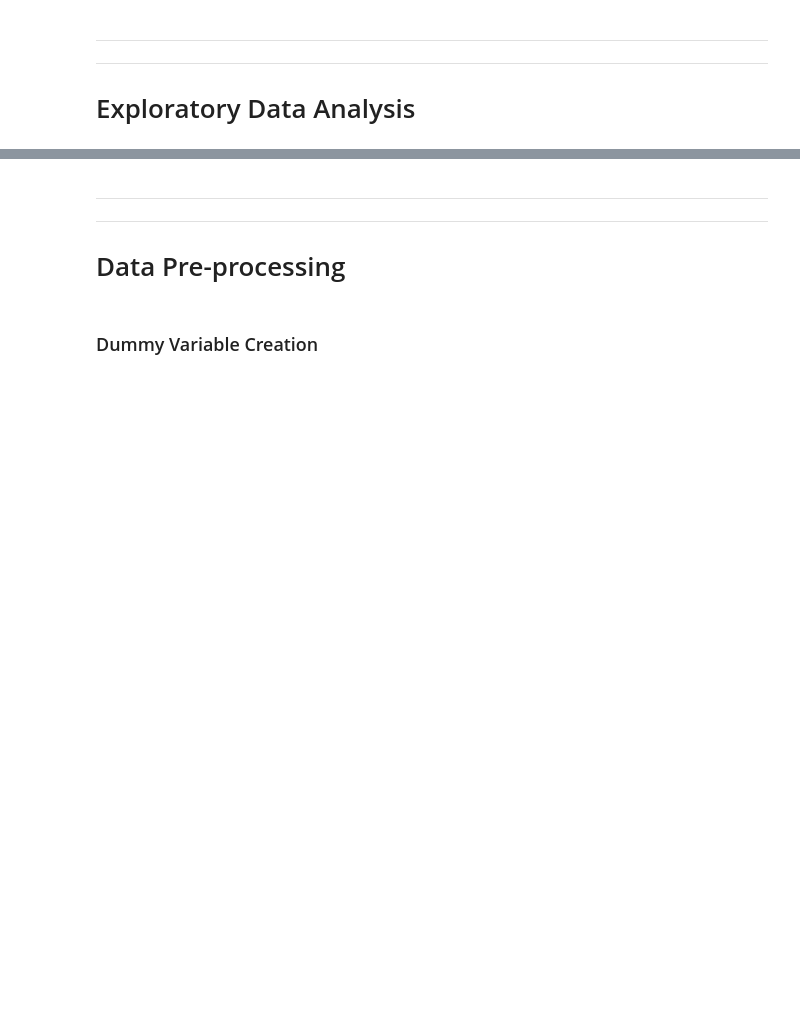
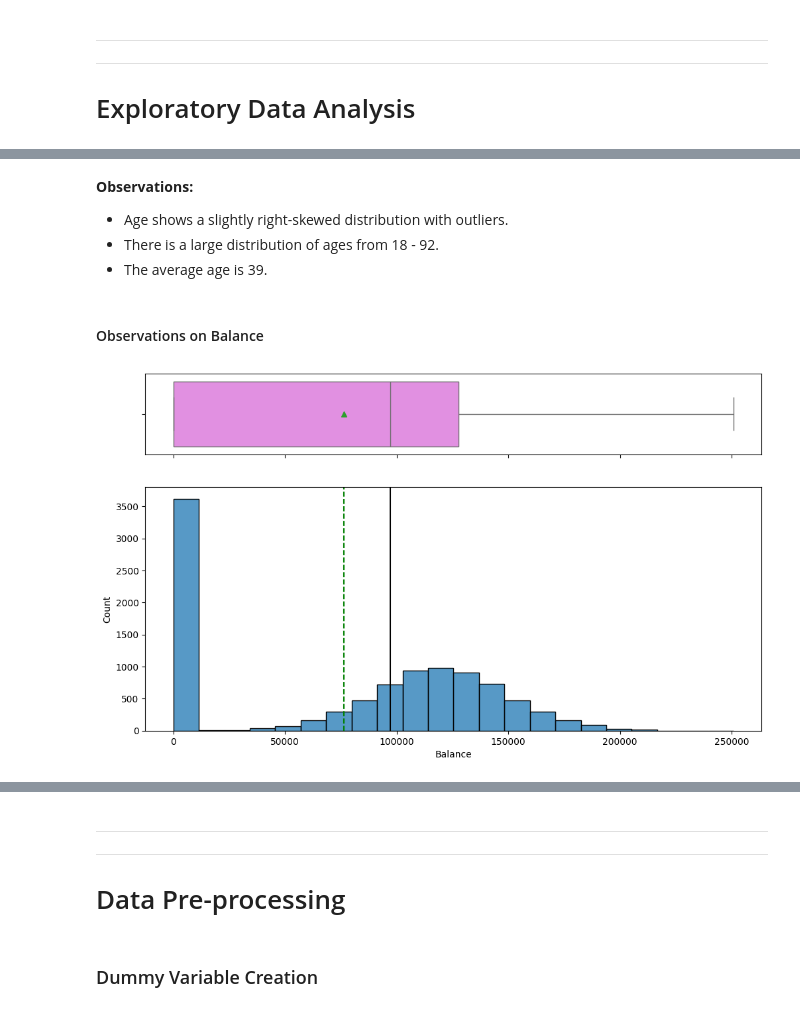
Before and after one commit to barkz/Bank-Churn-Prediction, a Jupyter notebook: RobBarker_NN_BankChurn_FC.ipynb, the cells around one changed output, grey strips where cells are left out. Saved outputs shown, nothing was run; the diff lists cells and outputs as text; code cells hidden in the pictures; blank space fills up the shorter version.

```diff
--- a/RobBarker_NN_BankChurn_FC.ipynb
+++ b/RobBarker_NN_BankChurn_FC.ipynb
@@ -335,0 +563,11 @@ print(f"There are {bankchurn_df.shape[0]} rows and {bankchurn_df.shape[1]} colum
+# %% [markdown]
+**Observations:**
+* Age shows a slightly right-skewed distribution with outliers.
+* There is a large distribution of ages from 18 - 92.
+* The average age is 39.
+# %% [markdown]
+#### Observations on Balance
+# %%
+histogram_boxplot(bankchurn_df, "Balance")
+# %% [output]
+[figure, added]
```
Also changed, not shown: parts of 101 cells of this notebook, 2 other files.
